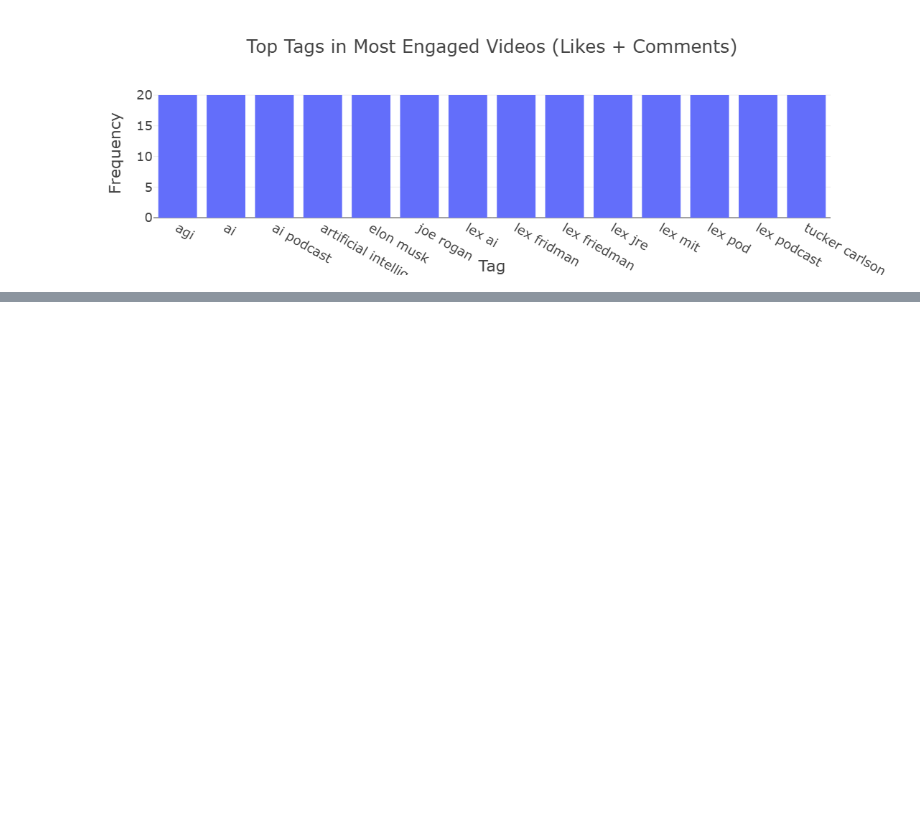
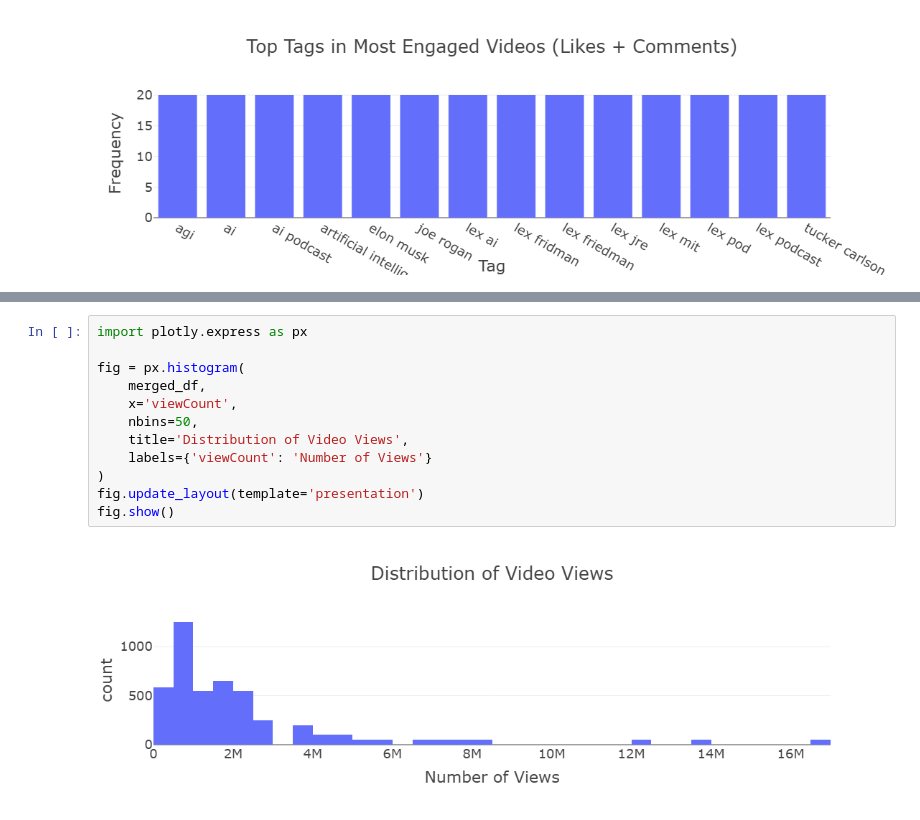
Before and after one commit to ashulahishimwe/youTube_Channel_project, a Jupyter notebook: Notebooks/Data_Analysis.ipynb, the cells around one changed output, grey strips where cells are left out. Saved outputs shown, nothing was run; the diff lists cells and outputs as text; blank space fills up the shorter version.

```diff
--- a/Notebooks/Data_Analysis.ipynb
+++ b/Notebooks/Data_Analysis.ipynb
@@ -299,0 +391,14 @@ Standard Deviation: 14,282
+# %%
+import plotly.express as px
+
+fig = px.histogram(
+    merged_df,
+    x='viewCount',
+    nbins=50,
+    title='Distribution of Video Views',
+    labels={'viewCount': 'Number of Views'}
+)
+fig.update_layout(template='presentation')
+fig.show()
+# %% [output]
+[figure, added]
```
Also changed, not shown: parts of 6 cells of this notebook, 1 other file.
